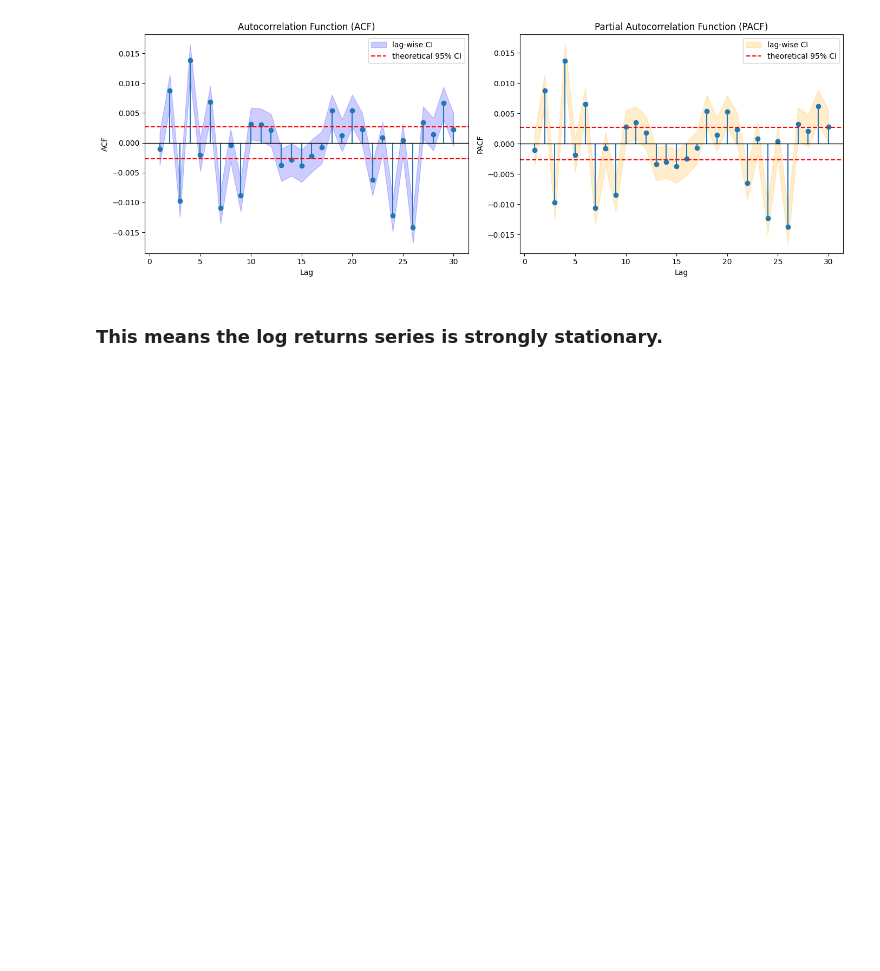
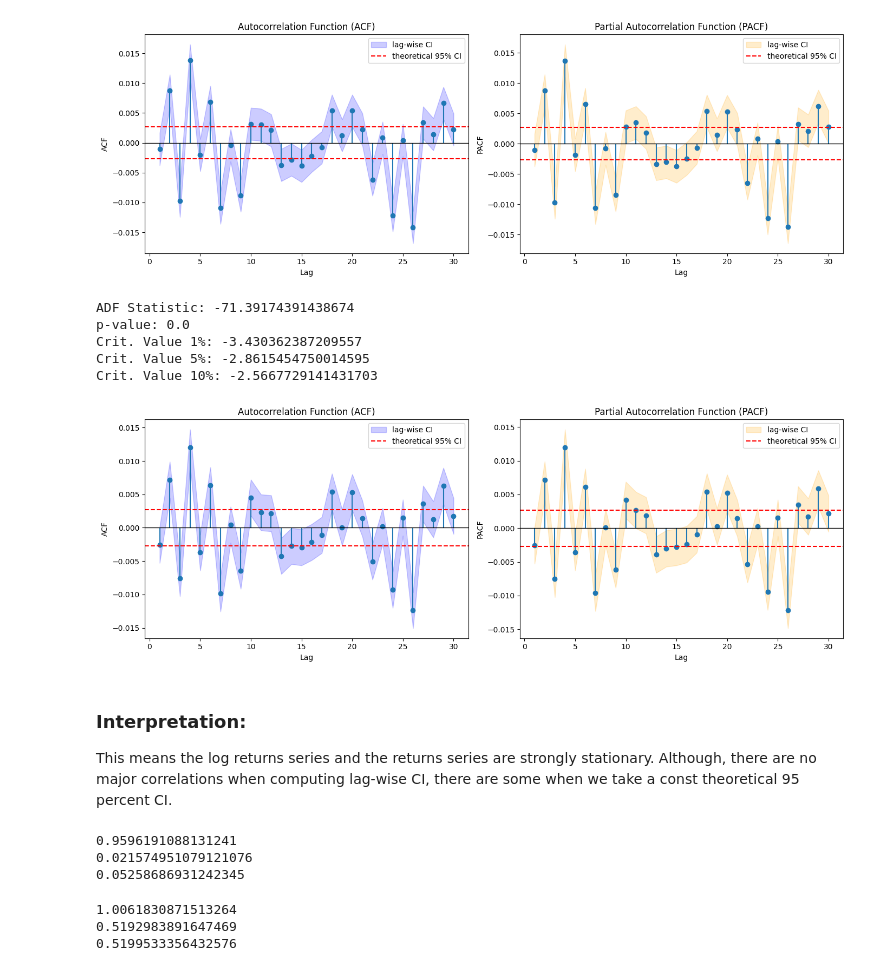
Before and after one commit to git-ankuryadav/NASDAQ, a Jupyter notebook: eda.ipynb, the cells around one changed output. Cells and saved outputs as stored; diff of their text form; code cells hidden in the pictures; blank space fills up the shorter version.

```diff
--- a/eda.ipynb
+++ b/eda.ipynb
@@ -140,5 +140,63 @@ Crit. Value 1%: -3.430362387209557
 Crit. Value 5%: -2.8615454750014595
 Crit. Value 10%: -2.5667729141431703
 [figure]
+# %%
+# Dickey-Fuller Test
+adf_result = adfuller(data['Return'])
+print('ADF Statistic:', adf_result[0])
+print('p-value:', adf_result[1])
+for key, value in adf_result[4].items():
+    print(f'Crit. Value {key}: {value}')
+
+series = data['Return']
+acf_vals, acf_confint = acf(series, nlags=30, alpha=0.05)
+pacf_vals, pacf_confint = pacf(series, nlags=30, method='ywm', alpha=0.05)
+
+# Exclude lag 0
+lags = np.arange(1, 31)
+acf_vals = acf_vals[1:]
+acf_confint = acf_confint[1:]
+pacf_vals = pacf_vals[1:]
+pacf_confint = pacf_confint[1:]
+
+# Theoretical 95% CI (white noise)
+N = len(series)
+conf = 1.96 / np.sqrt(N)
+
+fig, axes = plt.subplots(1, 2, figsize=(14, 5))
+
+# ACF plot
+axes[0].stem(lags, acf_vals, basefmt=" ")
+axes[0].fill_between(lags, acf_confint[:, 0], acf_confint[:, 1], color='blue', alpha=0.2, label='lag-wise CI')
+axes[0].axhline(0, color='black', linewidth=1)
+axes[0].axhline(conf, color='red', linestyle='--', label='theoretical 95% CI')
+axes[0].axhline(-conf, color='red', linestyle='--')
+axes[0].set_title('Autocorrelation Function (ACF)')
+axes[0].set_xlabel('Lag')
+axes[0].set_ylabel('ACF')
+axes[0].legend()
+
+# PACF plot
+axes[1].stem(lags, pacf_vals, basefmt=" ")
+axes[1].fill_between(lags, pacf_confint[:, 0], pacf_confint[:, 1], color='orange', alpha=0.2, label='lag-wise CI')
+axes[1].axhline(0, color='black', linewidth=1)
+axes[1].axhline(conf, color='red', linestyle='--', label='theoretical 95% CI')
+axes[1].axhline(-conf, color='red', linestyle='--')
+axes[1].set_title('Partial Autocorrelation Function (PACF)')
+axes[1].set_xlabel('Lag')
+axes[1].set_ylabel('PACF')
+axes[1].legend()
+
+plt.tight_layout()
+plt.show()
+# %% [output]
+ADF Statistic: -71.39174391438674
+p-value: 0.0
+Crit. Value 1%: -3.430362387209557
+Crit. Value 5%: -2.8615454750014595
+Crit. Value 10%: -2.5667729141431703
+[figure, added]
 # %% [markdown]
-### This means the log returns series is strongly stationary.
+### Interpretation:
+This means the log returns series and the returns series are strongly stationary.
+Although, there are no major correlations when computing lag-wise CI, there are some when we take a const theoretical 95 percent CI.
@@ -144,0 +219,8 @@ Crit. Value 10%: -2.5667729141431703
+# %%
+print(_shannon_entropy(data['Close']))
+print(_shannon_entropy(data['logReturn']))
+print(_shannon_entropy(data['Return']))
+# %% [output]
+0.9596191088131241
+0.021574951079121076
+0.05258686931242345
@@ -144,0 +257,8 @@ Crit. Value 10%: -2.5667729141431703
+# %%
+print(_hurst_exponent_rs(data['Close']))
+print(_hurst_exponent_rs(data['logReturn']))
+print(_hurst_exponent_rs(data['Return']))
+# %% [output]
+1.0061830871513264
+0.5192983891647469
+0.5199533356432576
```
Also changed, not shown: parts of 5 cells of this notebook.
